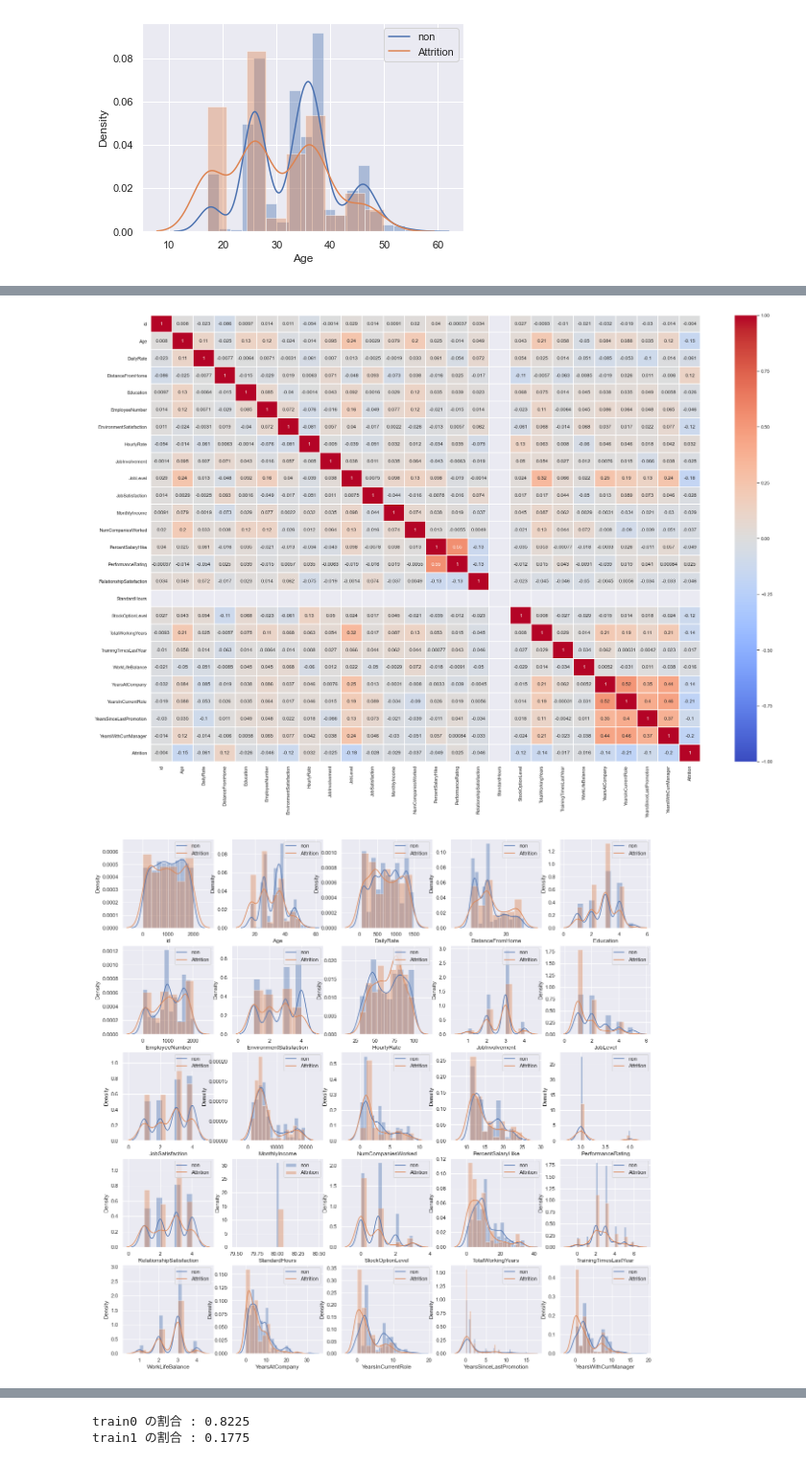
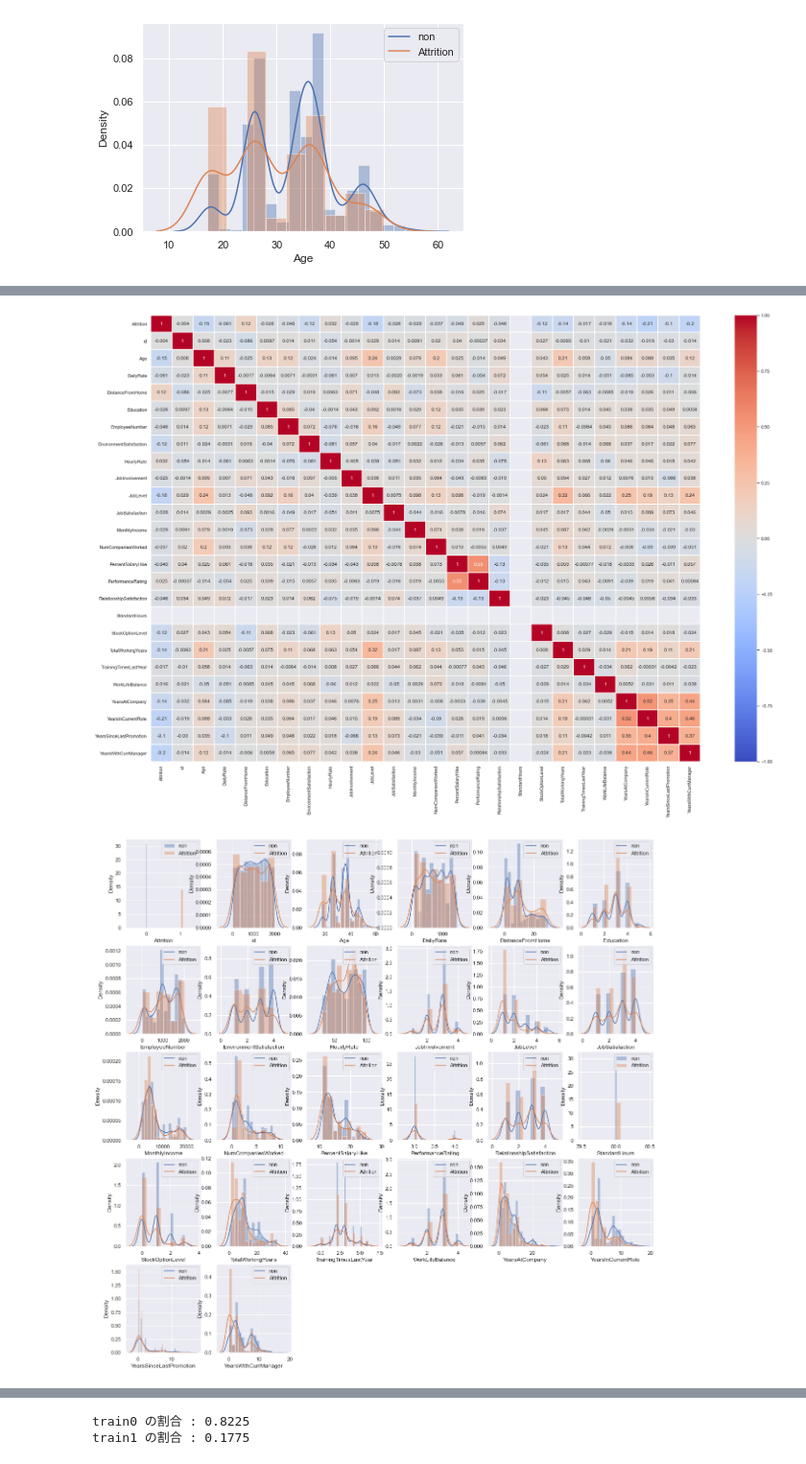
Before and after one commit to sakaguchikenta/Competition, a Jupyter notebook: 離職予測.ipynb, the cells around one changed output, grey strips where cells are left out. Shown at 96% size. Cells and saved outputs as stored; diff of their text form; code cells hidden in the pictures.

```diff
--- a/離職予測.ipynb
+++ b/離職予測.ipynb
@@ -71,9 +71,11 @@ display(train)
 | 4 | 11 | 25 | Travel_Rarely | 500.610860 | Research & Development | 2.146966 | 4 | Medical | ... |
 5 rows × 34 columns
 # %%
- cal_categoric = ['BusinessTravel','Department','EducationField','Gender','JobRole','MaritalStatus','Over18','OverTime','Attrition']
+ cal_categoric = ['BusinessTravel','Department','EducationField','JobRole','MaritalStatus','Gender','Over18','OverTime','Attrition']
 train_numeric  = train.drop(cal_categoric, axis = 1)
 train_categoric = train[cal_categoric]
+train_categoric = train_categoric.drop('Gender', axis =1)
+train_categoric = train_categoric.drop('Over18', axis = 1)
 print(train_categoric)
 print(train_categoric['Attrition'].value_counts())
 # %% [output]
@@ -172,17 +206,17 @@ plt.show()
 # %%
 plt.figure(figsize=(30,20))
-sns.heatmap(train.corr(), vmin=-1.0, vmax=1.0, annot=True, cmap='coolwarm', linewidths=1)
+sns.heatmap(train_tmp.corr(), vmin=-1.0, vmax=1.0, annot=True, cmap='coolwarm', linewidths=1)
 plt.show()
 # %% [output]
-[figure, old version]
+[figure, new version]
 # %%
 plt.figure(figsize=(20, 20))
 
-for ncol, colname in enumerate(train_numeric.columns):
-    plt.subplot(5,5, ncol+1)
+for ncol, colname in enumerate(train_tmp.columns):
+    plt.subplot(5,6, ncol+1)
     sns.distplot(train_tmp.query("Attrition==0")[colname])
     sns.distplot(train_tmp.query("Attrition==1")[colname])
     plt.legend(labels=["non", "Attrition"], loc='upper right')
 plt.show()
 # %% [output]
-[figure, old version]
+[figure, new version]
```
Also changed, not shown: parts of 36 cells of this notebook.
